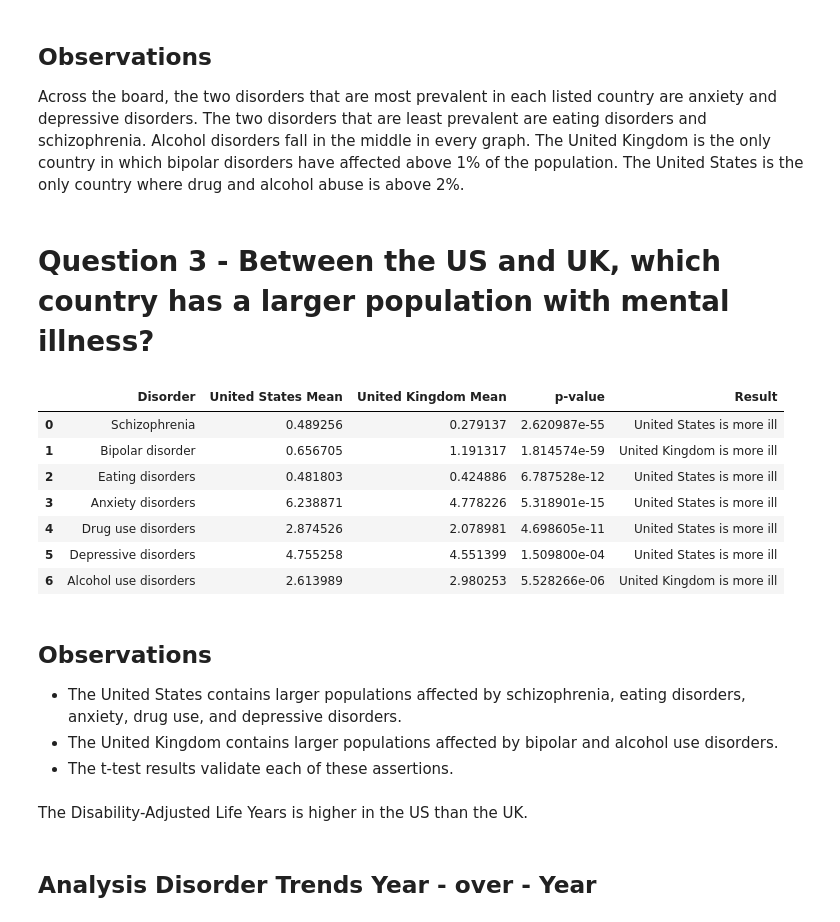
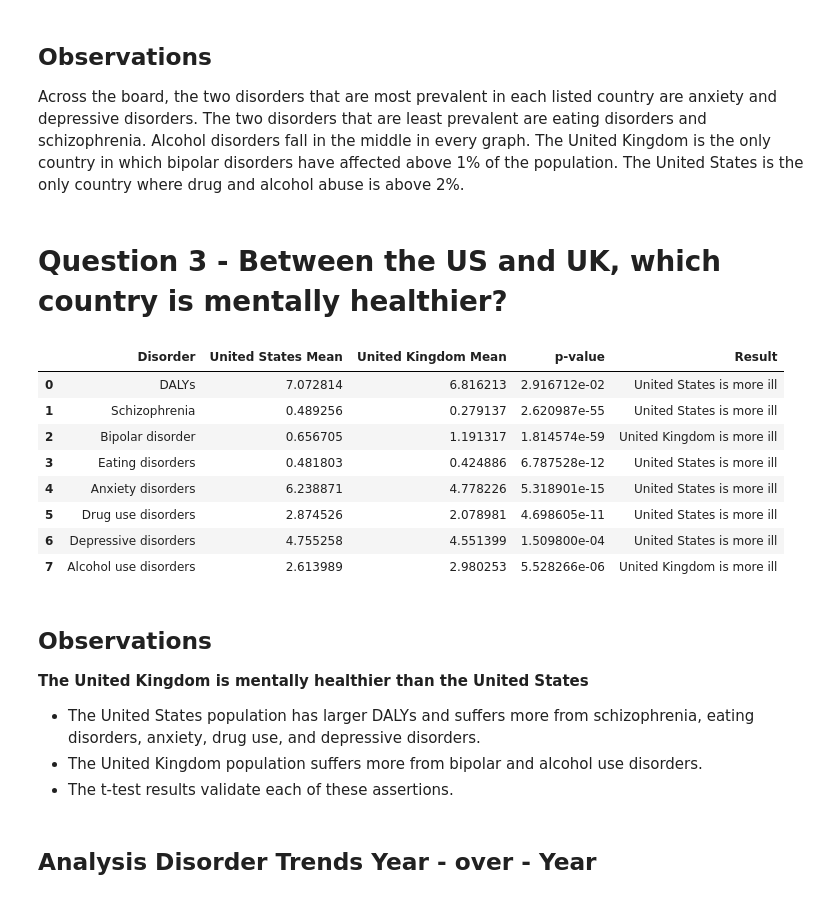
Before and after one commit to rutgers-bootcamp-project-1-team-5/mental_health, a Jupyter notebook: mental_health.ipynb, the cells around one changed output. Cells and saved outputs as stored; diff of their text form; code cells hidden in the pictures.

```diff
--- a/mental_health.ipynb
+++ b/mental_health.ipynb
@@ -259,47 +259,71 @@ for c in countries_of_interest:
 Across the board, the two disorders that are most prevalent in each listed country are anxiety and depressive disorders. The two disorders that are least prevalent are eating disorders and schizophrenia. Alcohol disorders fall in the middle in every graph.
 The United Kingdom is the only country in which bipolar disorders have affected above 1% of the population. The United States is the only country where drug and alcohol abuse is above 2%.
 # %% [markdown]
-# Question 3 - Between the US and UK, which country has a larger population with mental illness?
+# Question 3 - Between the US and UK, which country is mentally healthier?
 # %%
 us_uk_df = pd.DataFrame(columns=['Disorder', 'United States Mean', 'United Kingdom Mean', 'p-value', 'Result'])
+
+# Compare the country DALYs
+us_df = dalys_df[dalys_df['Entity'] == 'United States']['DALYs']
+us_mean = us_df.mean()
+
+uk_df = dalys_df[dalys_df['Entity'] == 'United Kingdom']['DALYs']
+uk_mean = uk_df.mean()
+
+# ... Then use a t-test to verify statistical significance.
+pvalue = stats.ttest_ind(us_df, uk_df, equal_var=False).pvalue
+
+result = ''
+if pvalue < 0.05:
+    if us_mean > uk_mean:
+        result = 'United States is more ill'
+    else:
+        result = 'United Kingdom is more ill'
+else:
+    result = 'Statistically insignificant'
+
+row = pd.DataFrame([['DALYs', us_df.mean(), uk_df.mean(), pvalue, result]], columns=['Disorder', 'United States Mean', 'United Kingdom Mean', 'p-value', 'Result'])
+us_uk_df = pd.concat([us_uk_df, row])
 
 # For each disease...
 for d in diseases:
     # ... First compare the coutry means...
     us_df = disease_df[disease_df['Entity'] == 'United States'][d]
     us_mean = us_df.mean()
 
     uk_df = disease_df[disease_df['Entity'] == 'United Kingdom'][d]
     uk_mean = uk_df.mean()
 
     # ... Then use a t-test to verify statistical significance.
     pvalue = stats.ttest_ind(us_df, uk_df, equal_var=False).pvalue
 
     result = ''
     if pvalue < 0.05:
         if us_mean > uk_mean:
             result = 'United States is more ill'
         else:
             result = 'United Kingdom is more ill'
     else:
         result = 'Statistically insignificant'
 
     row = pd.DataFrame([[d, us_df.mean(), uk_df.mean(), pvalue, result]], columns=['Disorder', 'United States Mean', 'United Kingdom Mean', 'p-value', 'Result'])
     us_uk_df = pd.concat([us_uk_df, row])
 
 us_uk_df = us_uk_df.reset_index(drop=True)
 us_uk_df
 # %% [output]
 |  | Disorder | United States Mean | United Kingdom Mean | p-value | Result |
-| 0 | Schizophrenia | 0.489256 | 0.279137 | 2.620987e-55 | United States is more ill |
-| 1 | Bipolar disorder | 0.656705 | 1.191317 | 1.814574e-59 | United Kingdom is more ill |
-| 2 | Eating disorders | 0.481803 | 0.424886 | 6.787528e-12 | United States is more ill |
-| 3 | Anxiety disorders | 6.238871 | 4.778226 | 5.318901e-15 | United States is more ill |
-| 4 | Drug use disorders | 2.874526 | 2.078981 | 4.698605e-11 | United States is more ill |
-| 5 | Depressive disorders | 4.755258 | 4.551399 | 1.509800e-04 | United States is more ill |
-| 6 | Alcohol use disorders | 2.613989 | 2.980253 | 5.528266e-06 | United Kingdom is more ill |
+| 0 | DALYs | 7.072814 | 6.816213 | 2.916712e-02 | United States is more ill |
+| 1 | Schizophrenia | 0.489256 | 0.279137 | 2.620987e-55 | United States is more ill |
+| 2 | Bipolar disorder | 0.656705 | 1.191317 | 1.814574e-59 | United Kingdom is more ill |
+| 3 | Eating disorders | 0.481803 | 0.424886 | 6.787528e-12 | United States is more ill |
+| 4 | Anxiety disorders | 6.238871 | 4.778226 | 5.318901e-15 | United States is more ill |
+| 5 | Drug use disorders | 2.874526 | 2.078981 | 4.698605e-11 | United States is more ill |
+| 6 | Depressive disorders | 4.755258 | 4.551399 | 1.509800e-04 | United States is more ill |
+| 7 | Alcohol use disorders | 2.613989 | 2.980253 | 5.528266e-06 | United Kingdom is more ill |
 # %% [markdown]
 ## Observations
--  The United States contains larger populations affected by schizophrenia, eating disorders, anxiety, drug use, and depressive disorders.
--  The United Kingdom contains larger populations affected by bipolar and alcohol use disorders.<br>
+**The United Kingdom is mentally healthier than the United States**
+-  The United States population has larger DALYs and suffers more from schizophrenia, eating disorders, anxiety, drug use, and depressive disorders.
+-  The United Kingdom population suffers more from bipolar and alcohol use disorders.
 -  The t-test results validate each of these assertions.
@@ -318,5 +330,3 @@ stats.ttest_ind(daly_united_states_df['DALYs'], daly_united_kingdom_df['DALYs'],
-# %% [markdown]
-The Disability-Adjusted Life Years is higher in the US than the UK.
 # %% [markdown]
 ## Analysis Disorder Trends Year - over - Year
 # %%
```
Also changed, not shown: parts of 3 cells of this notebook.
